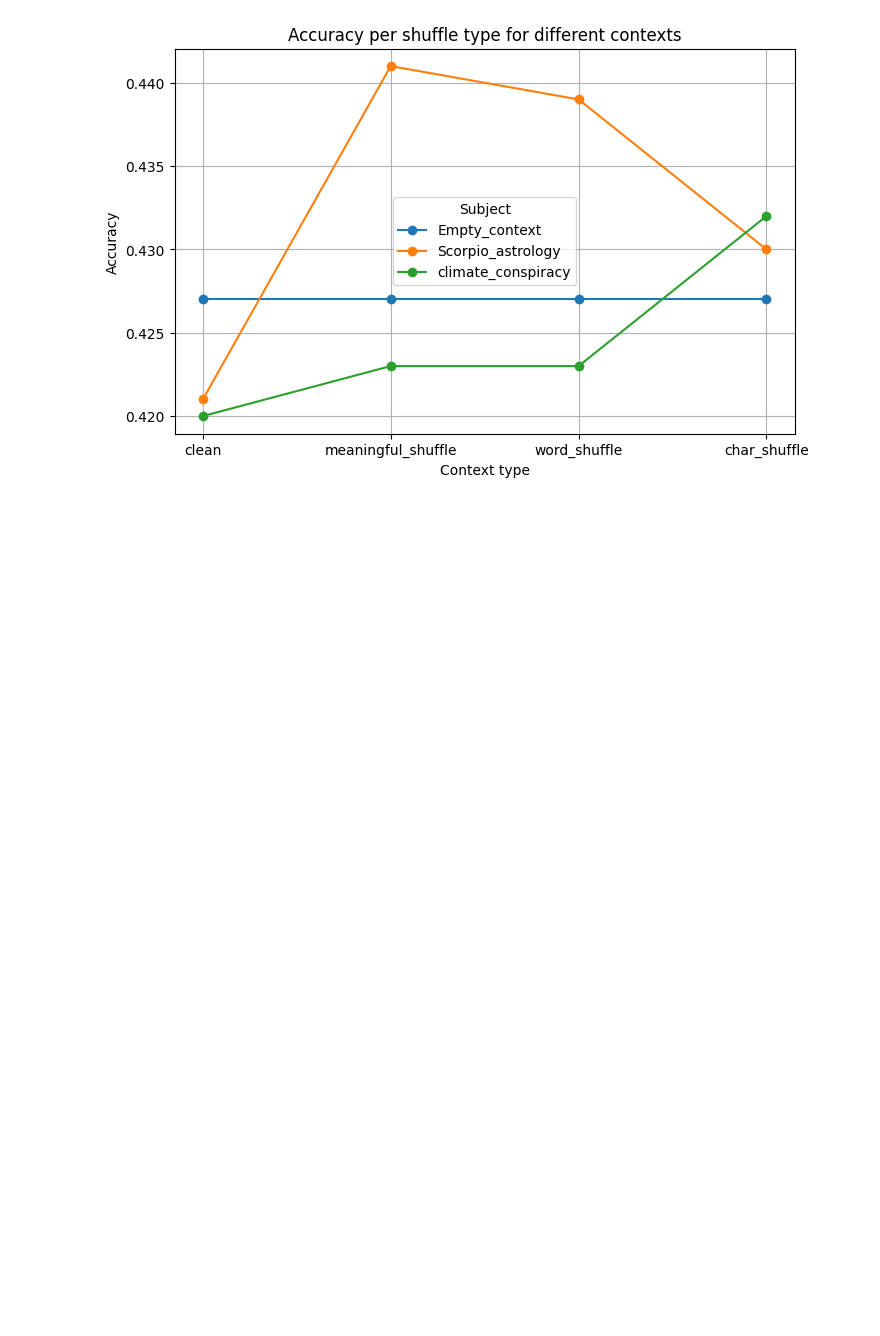
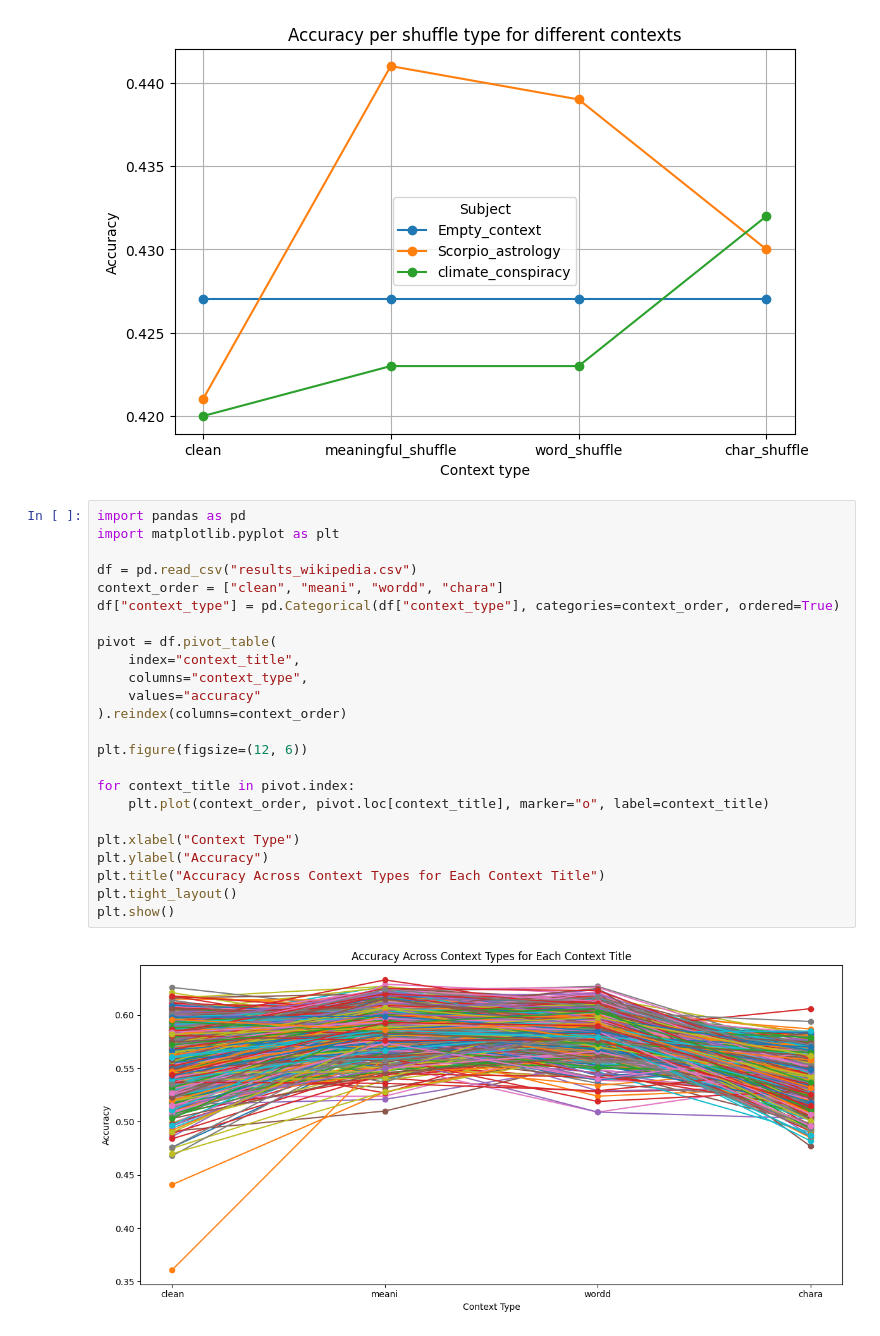
Before and after one commit to noorvdpas/LLM_CognitiveFLexibility, a Jupyter notebook: graphs.ipynb, the cells around one changed output. Cells and saved outputs as stored; diff of their text form; blank space fills up the shorter version.

```diff
--- a/graphs.ipynb
+++ b/graphs.ipynb
@@ -48,3 +48,29 @@ plt.grid(True)
 plt.show()
 # %% [output]
 [figure]
+# %%
+import pandas as pd
+import matplotlib.pyplot as plt
+
+df = pd.read_csv("results_wikipedia.csv")
+context_order = ["clean", "meani", "wordd", "chara"]
+df["context_type"] = pd.Categorical(df["context_type"], categories=context_order, ordered=True)
+
+pivot = df.pivot_table(
+    index="context_title",
+    columns="context_type",
+    values="accuracy"
+).reindex(columns=context_order)
+
+plt.figure(figsize=(12, 6))
+
+for context_title in pivot.index:
+    plt.plot(context_order, pivot.loc[context_title], marker="o", label=context_title)
+
+plt.xlabel("Context Type")
+plt.ylabel("Accuracy")
+plt.title("Accuracy Across Context Types for Each Context Title")
+plt.tight_layout()
+plt.show()
+# %% [output]
+[figure, added]
```
Also changed, not shown: parts of 17 cells of this notebook, 16 other files.
